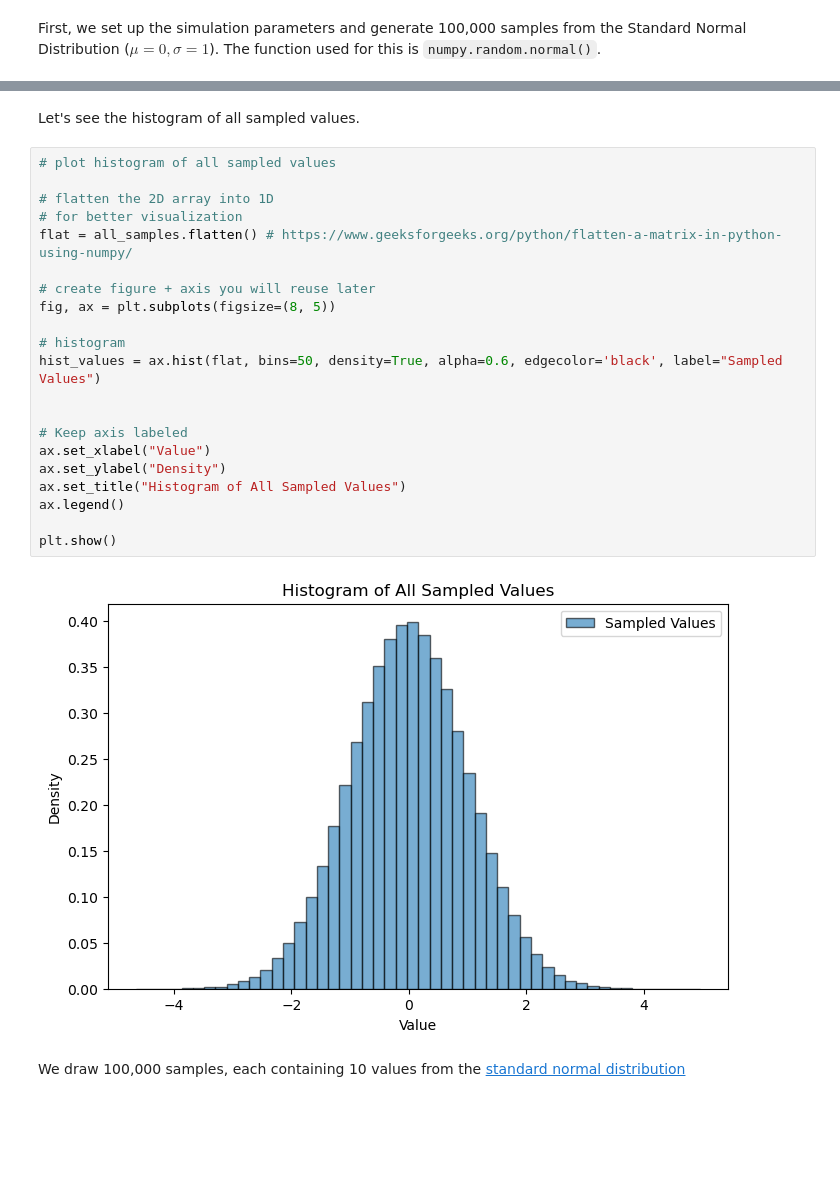
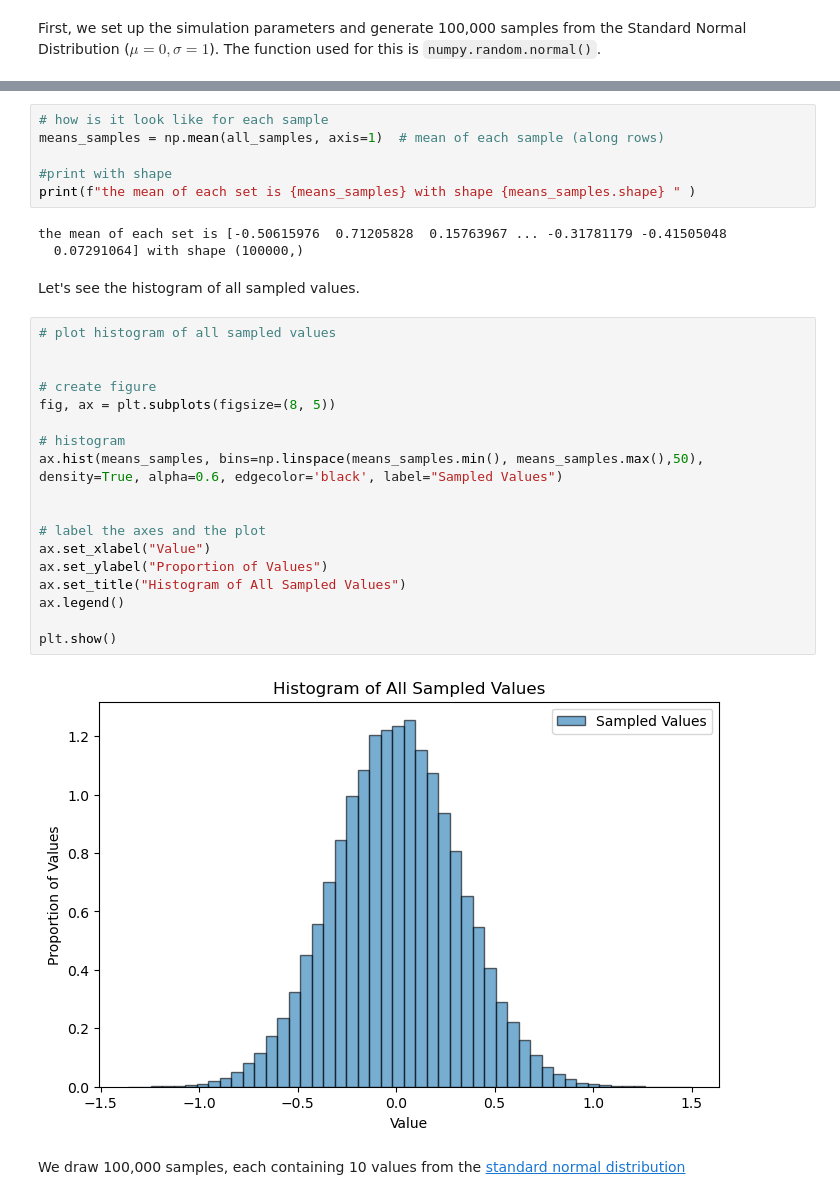
Before and after one commit to mondbr/applied_statistics, a Jupyter notebook: problems.ipynb, the cells around one changed output, grey strips where cells are left out. Cells and saved outputs as stored; diff of their text form; blank space fills up the shorter version.

```diff
--- a/problems.ipynb
+++ b/problems.ipynb
@@ -875,28 +888,34 @@ This simulated dataset will be used to study the **sampling distribution of the
+# %%
+# how is it look like for each sample
+means_samples = np.mean(all_samples, axis=1)  # mean of each sample (along rows)
+
+#print with shape
+print(f"the mean of each set is {means_samples} with shape {means_samples.shape} " )
+# %% [output]
+the mean of each set is [-0.50615976  0.71205828  0.15763967 ... -0.31781179 -0.41505048
+  0.07291064] with shape (100000,)
 # %% [markdown]
 Let's see the histogram of all sampled values.
 # %%
 # plot histogram of all sampled values
 
-# flatten the 2D array into 1D
-# for better visualization
-flat = all_samples.flatten() # https://www.geeksforgeeks.org/python/flatten-a-matrix-in-python-using-numpy/
 
-# create figure + axis you will reuse later
+# create figure
 fig, ax = plt.subplots(figsize=(8, 5))
 
 # histogram
-hist_values = ax.hist(flat, bins=50, density=True, alpha=0.6, edgecolor='black', label="Sampled Values")
+ax.hist(means_samples, bins=np.linspace(means_samples.min(), means_samples.max(),50), density=True, alpha=0.6, edgecolor='black', label="Sampled Values")
 
 
-# Keep axis labeled
+# label the axes and the plot
 ax.set_xlabel("Value")
-ax.set_ylabel("Density")
+ax.set_ylabel("Proportion of Values")
 ax.set_title("Histogram of All Sampled Values")
 ax.legend()
 
 plt.show()
 # %% [output]
-[figure, old version]
+[figure, new version]
 # %% [markdown]
 We draw 100,000 samples, each containing 10 values from the [standard normal distribution](https://www.w3schools.com/statistics/statistics_standard_normal_distribution.php)
 # %% [markdown]
```
Also changed, not shown: parts of 11 cells of this notebook.
